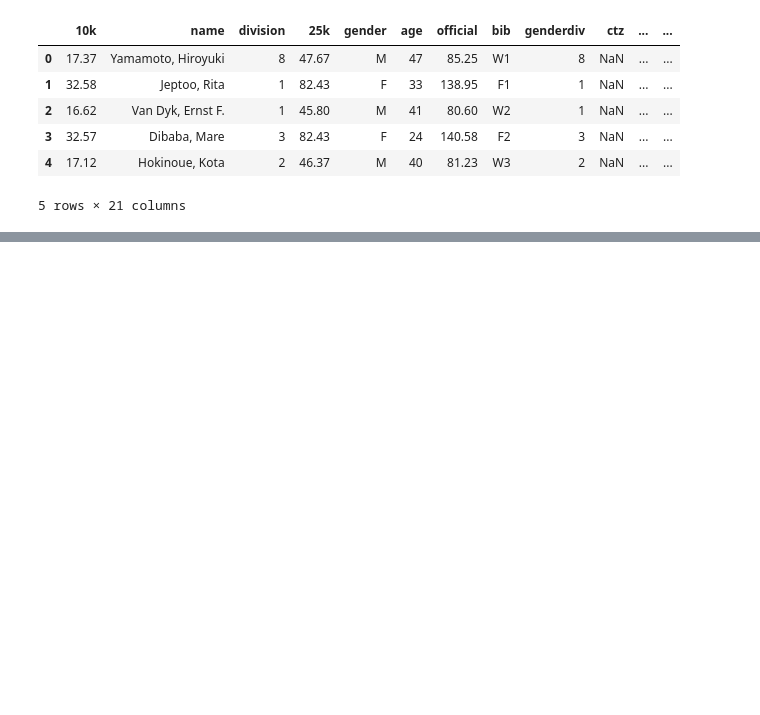
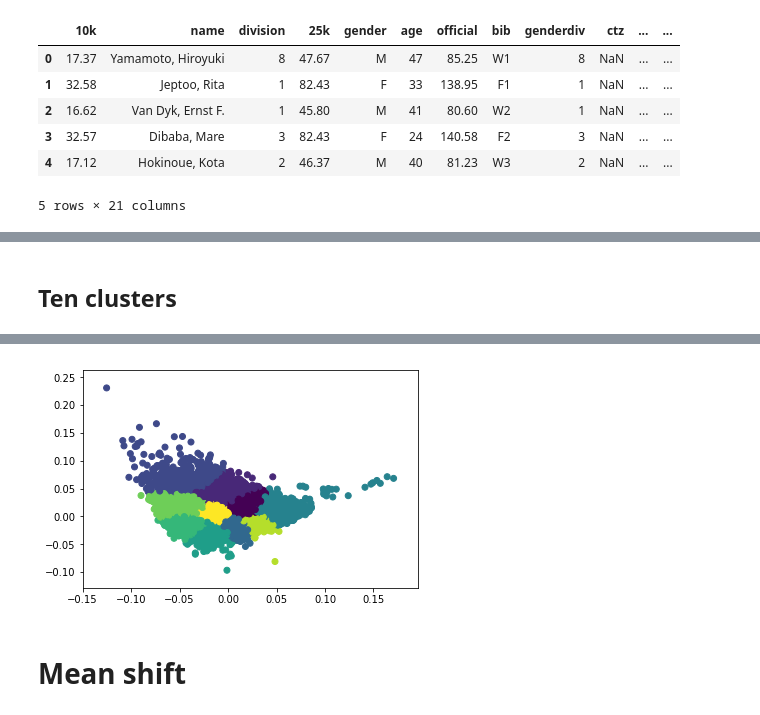
Before and after one commit to jlinGG/Thinkful-DS-Bootcamp, a Jupyter notebook: Challenge-4-2-5.ipynb, the cells around one changed output, grey strips where cells are left out. Saved outputs shown, nothing was run; the diff lists cells and outputs as text; code cells hidden in the pictures; blank space fills up the shorter version.

```diff
--- a/Challenge-4-2-5.ipynb
+++ b/Challenge-4-2-5.ipynb
@@ -88,0 +126,11 @@ Exception: Data must be 1-dimensional
+# %% [markdown]
+## Ten clusters
+# %%
+%timeit pass
+# Calculate predicted values.
+y_pred = KMeans(n_clusters=10, random_state=42).fit_predict(X_pca)
+
+# Plot the solution.
+plt.scatter(x=X_pca[:, 0], y=X_pca[:, 1], c=y_pred)
+plt.show()
+# %% [output]
@@ -88,0 +138,3 @@ Exception: Data must be 1-dimensional
+[figure, added]
+# %% [markdown]
+# Mean shift
```
Also changed, not shown: parts of 37 cells of this notebook.
